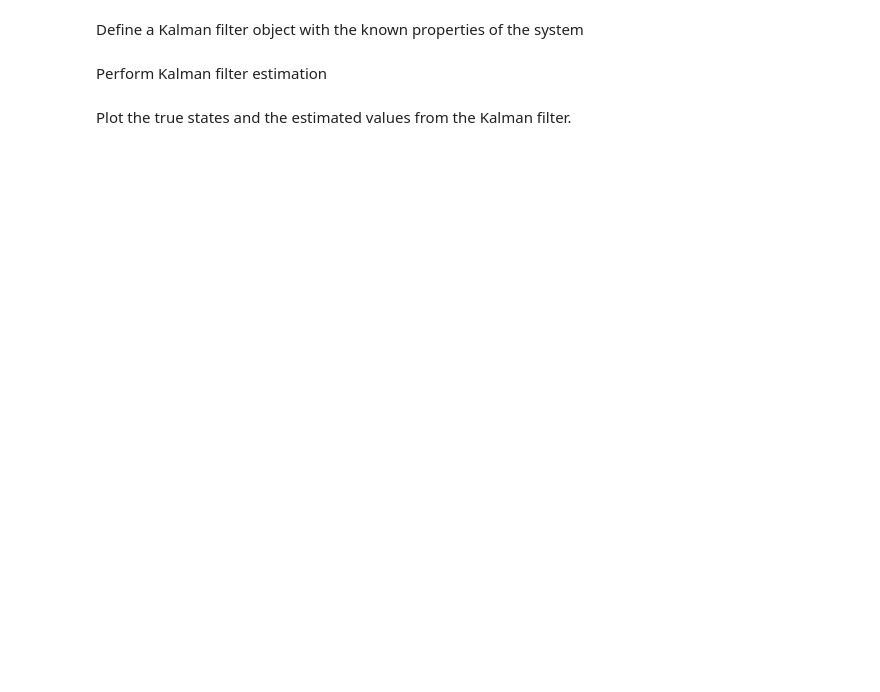
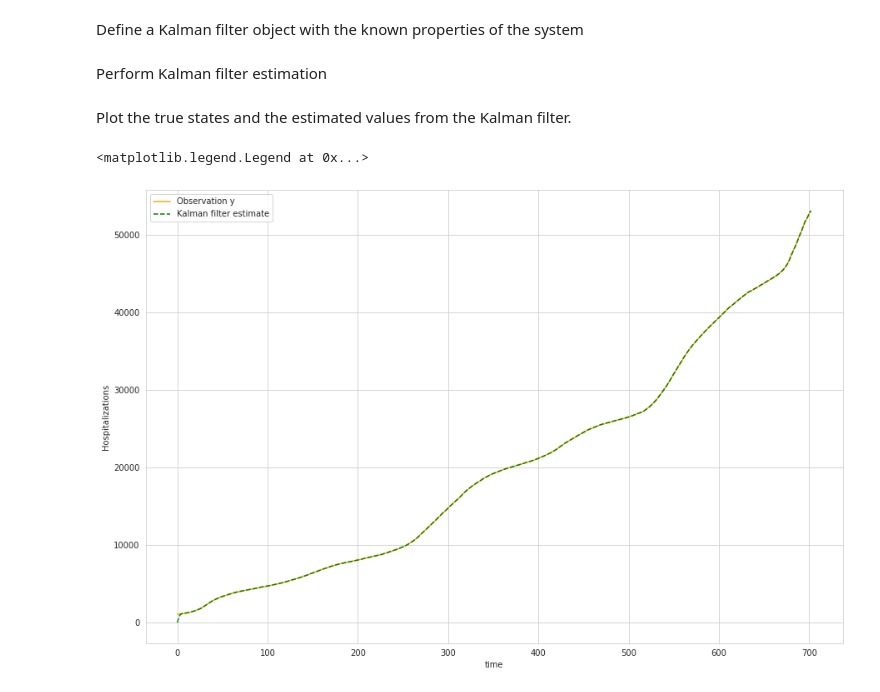
Before and after one commit to poojabhatia17dec/Covid19-hospitalisation-prediction--Kalman-Flter, a Jupyter notebook: Kalman_Filter_Project.ipynb, the cells around one changed output. Saved outputs shown, nothing was run; the diff lists cells and outputs as text; code cells hidden in the pictures; blank space fills up the shorter version.

```diff
--- a/Kalman_Filter_Project.ipynb
+++ b/Kalman_Filter_Project.ipynb
@@ -455,7 +349,7 @@ plt.legend(['True Hospitalizations x', 'Observation y', 'Kalman filter estimate'
 # %% [markdown]
 Suppose that we only have guesses for the noise covariances.
 # %%
-state_cov_matrix_guess = [[2800,0.0],[0.0,45]]
+state_cov_matrix_guess = [[1000,0.0],[0.0,45]]
 
 obs_std_guess = 2810.
 # %% [markdown]
@@ -525,3 +407,15 @@ Perform Kalman filter estimation
 (filtered_state_means, filtered_state_covariances) = kf.filter(y)
 # %% [markdown]
 Plot the true states and the estimated values from the Kalman filter.
+# %%
+#Plot position
+plt.figure(figsize = (15,10))
+plt.plot(t,y,color = 'orange')
+plt.plot(t,filtered_state_means[:,0], 'g--')
+
+plt.xlabel('time')
+plt.ylabel('Hospitalizations')
+plt.legend(['Observation y', 'Kalman filter estimate'])
+# %% [output]
+<matplotlib.legend.Legend at 0x...>
+[figure, added]
```
Also changed, not shown: parts of 102 cells of this notebook.
